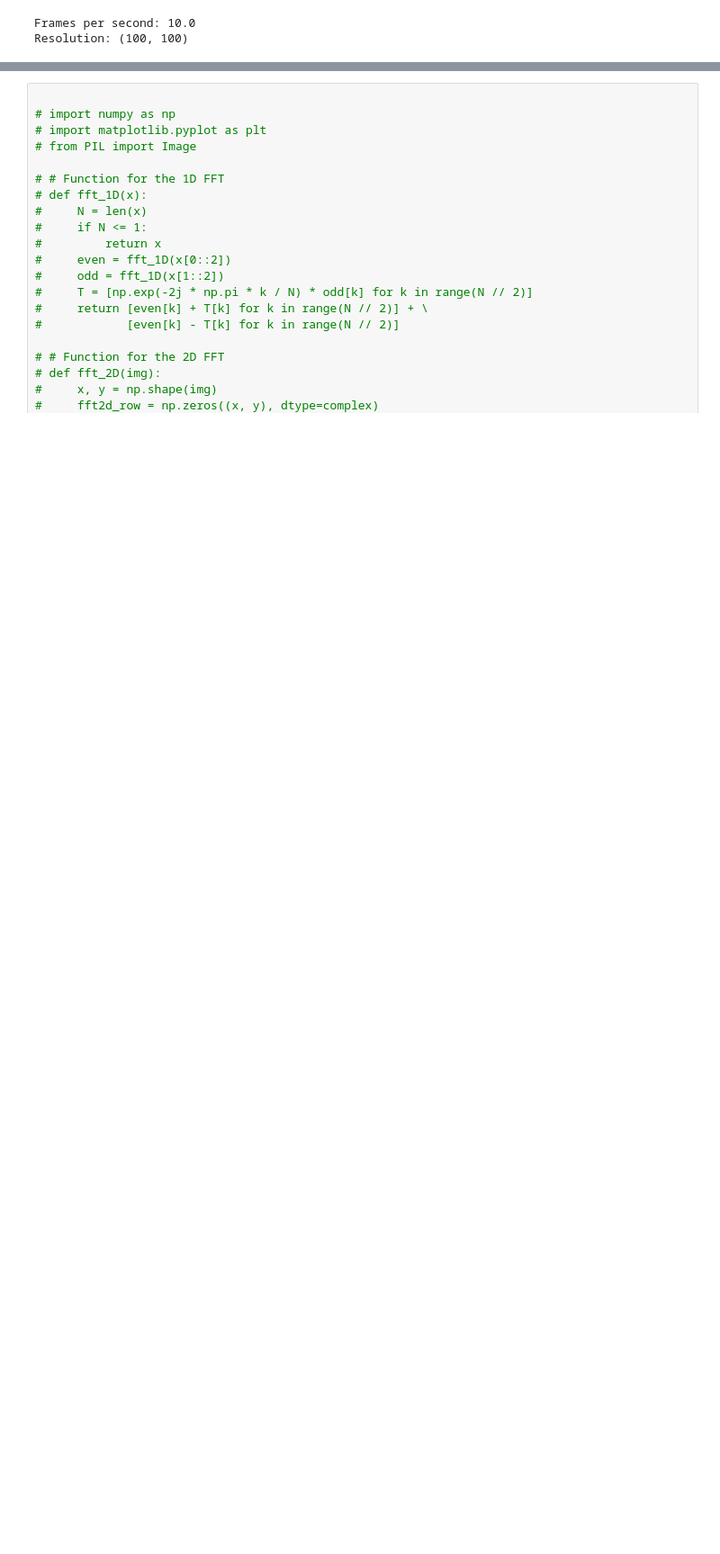
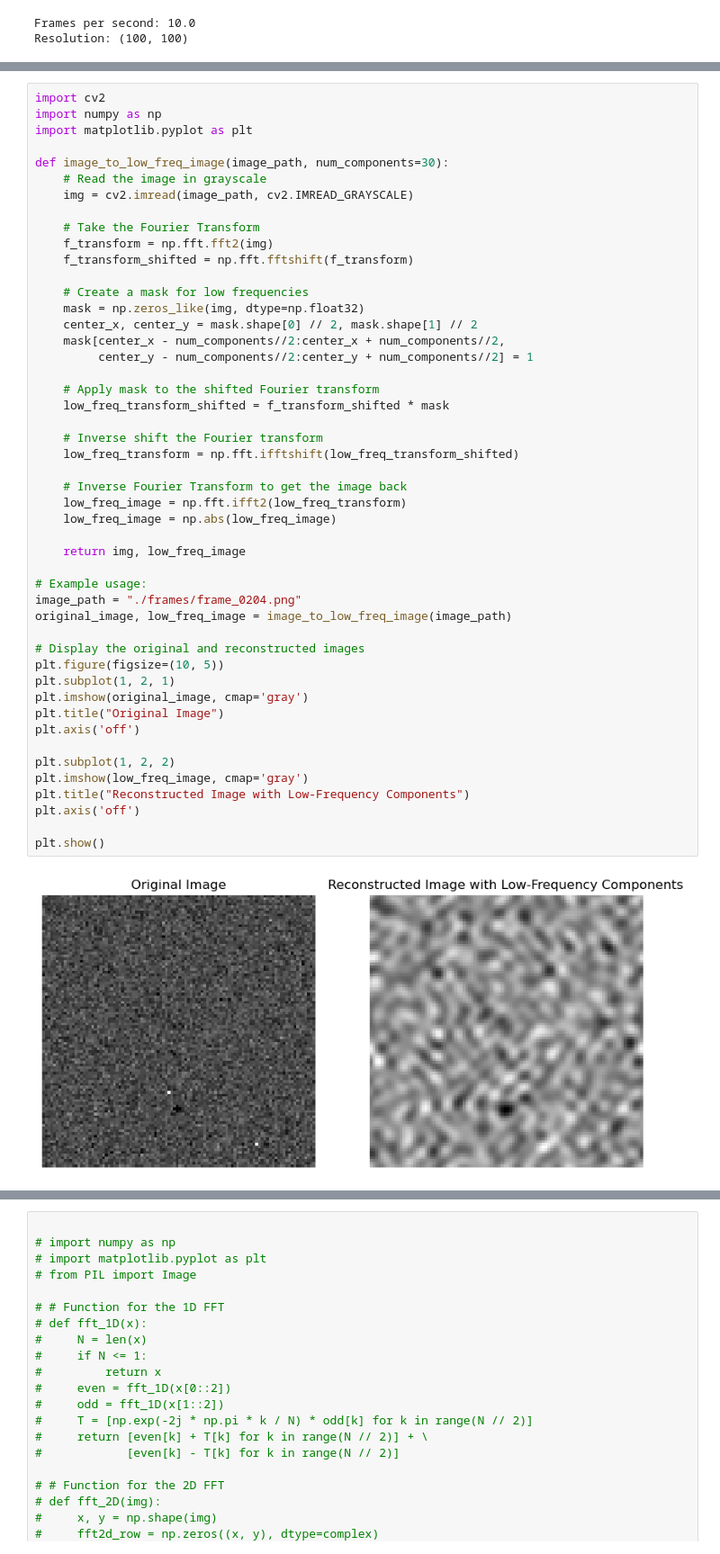
Before and after one commit to Ettiene11/https---github.com-Ettiene11-EERI414_Exam, a Jupyter notebook: EERI414Eks2024a.ipynb, the cells around one changed output, grey strips where cells are left out. Shown at 90% size. Saved outputs shown, nothing was run; the diff lists cells and outputs as text; blank space fills up the shorter version.

```diff
--- a/EERI414Eks2024a.ipynb
+++ b/EERI414Eks2024a.ipynb
@@ -160,0 +252,50 @@ Analyse several frames to compare the noise over the video, thus it get better,
+# %%
+import cv2
+import numpy as np
+import matplotlib.pyplot as plt
+
+def image_to_low_freq_image(image_path, num_components=30):
+    # Read the image in grayscale
+    img = cv2.imread(image_path, cv2.IMREAD_GRAYSCALE)
+
+    # Take the Fourier Transform
+    f_transform = np.fft.fft2(img)
+    f_transform_shifted = np.fft.fftshift(f_transform)
+
+    # Create a mask for low frequencies
+    mask = np.zeros_like(img, dtype=np.float32)
+    center_x, center_y = mask.shape[0] // 2, mask.shape[1] // 2
+    mask[center_x - num_components//2:center_x + num_components//2,
+         center_y - num_components//2:center_y + num_components//2] = 1
+
+    # Apply mask to the shifted Fourier transform
+    low_freq_transform_shifted = f_transform_shifted * mask
+
+    # Inverse shift the Fourier transform
+    low_freq_transform = np.fft.ifftshift(low_freq_transform_shifted)
+
+    # Inverse Fourier Transform to get the image back
+    low_freq_image = np.fft.ifft2(low_freq_transform)
+    low_freq_image = np.abs(low_freq_image)
+
+    return img, low_freq_image
+
+# Example usage:
+image_path = "./frames/frame_0204.png"
+original_image, low_freq_image = image_to_low_freq_image(image_path)
+
+# Display the original and reconstructed images
+plt.figure(figsize=(10, 5))
+plt.subplot(1, 2, 1)
+plt.imshow(original_image, cmap='gray')
+plt.title("Original Image")
+plt.axis('off')
+
+plt.subplot(1, 2, 2)
+plt.imshow(low_freq_image, cmap='gray')
+plt.title("Reconstructed Image with Low-Frequency Components")
+plt.axis('off')
+
+plt.show()
+# %% [output]
+[figure, added]
```
Also changed, not shown: parts of 31 cells of this notebook, 6 other files.
